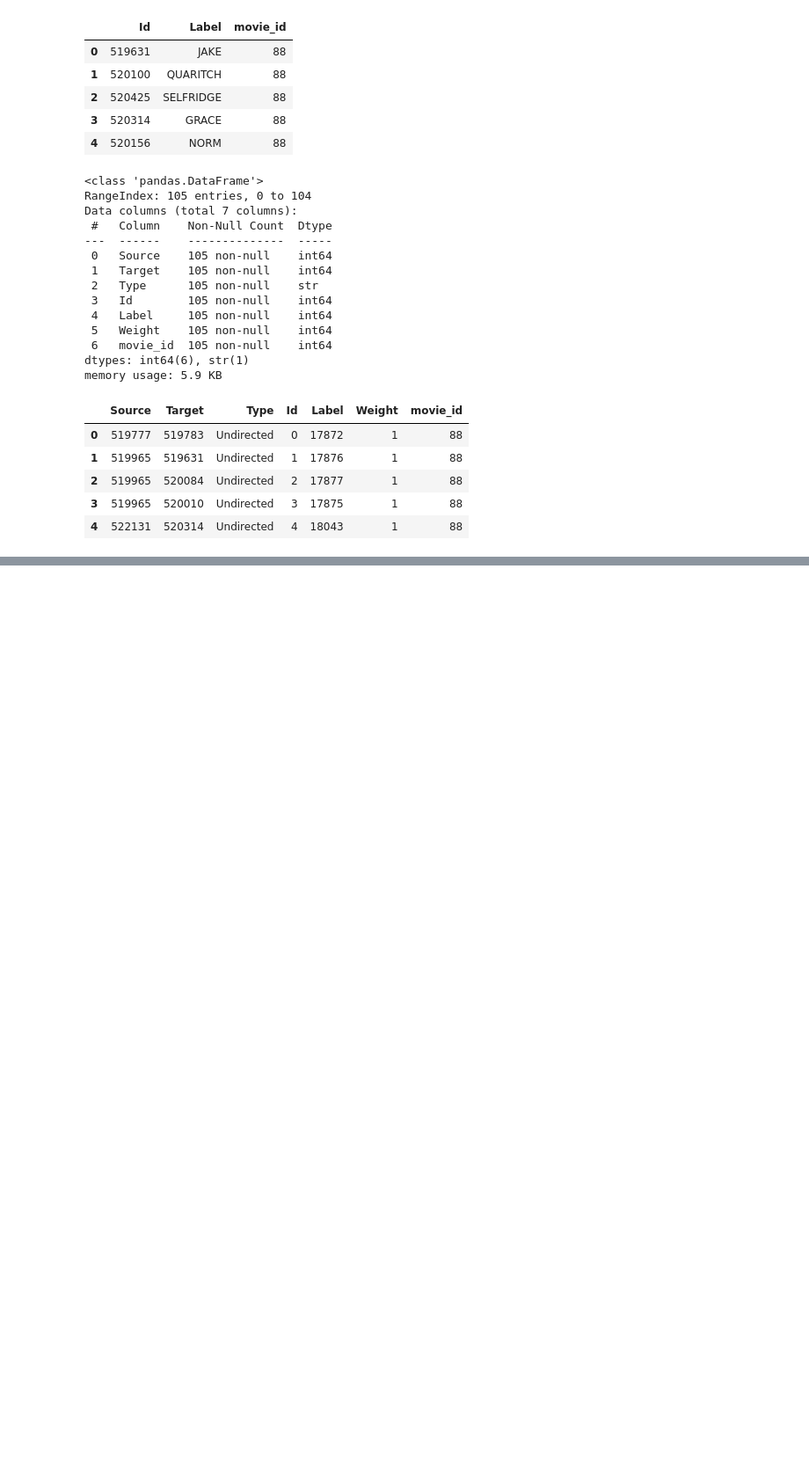
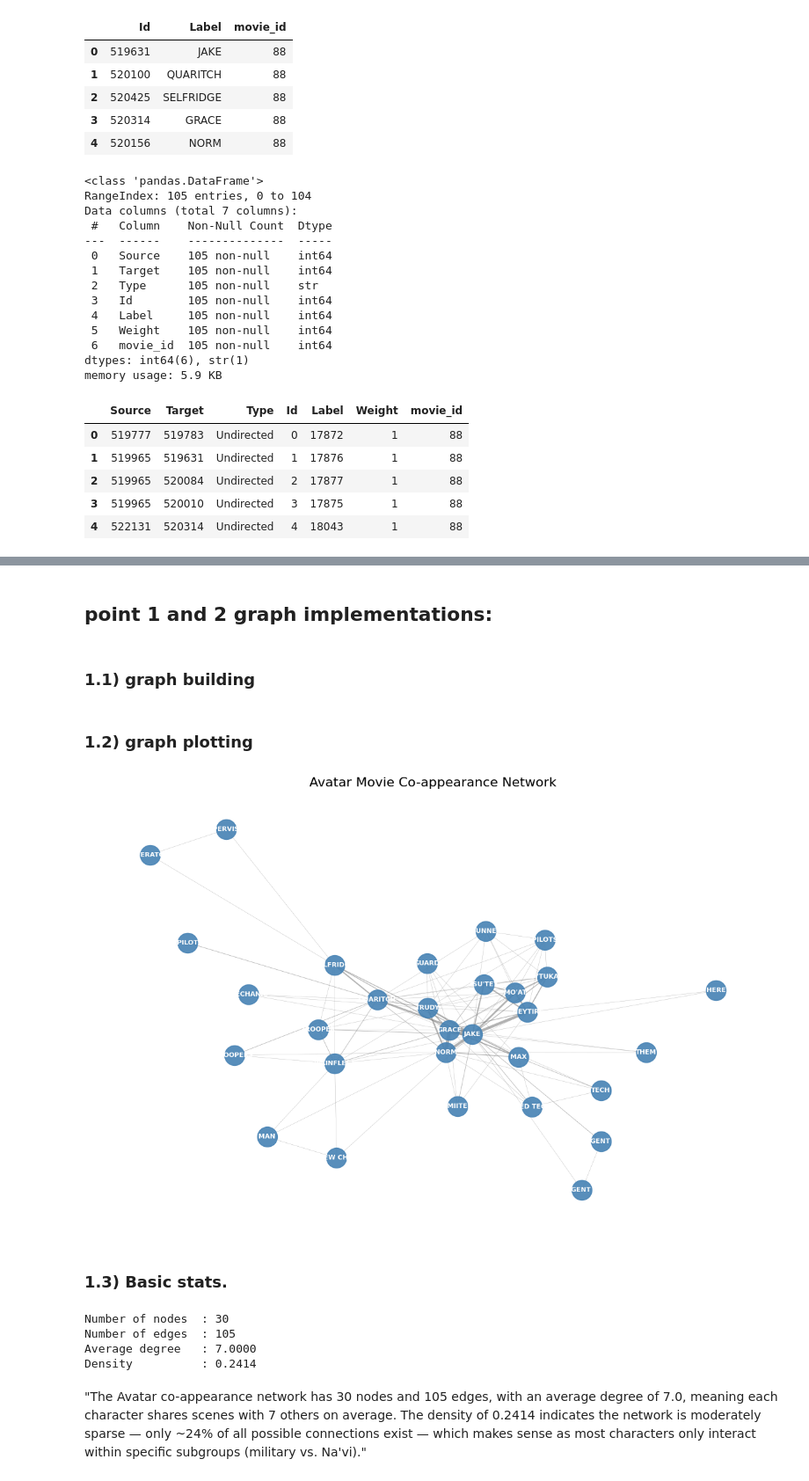
Before and after one commit to MoriondoTommaso/social-network-analysis-avatar-movie, a Jupyter notebook: notebooks/notebooks.ipynb, the cells around one changed output, grey strips where cells are left out. Shown at 88% size. Drawn from its saved outputs; the diff is of its cells as text; code cells hidden in the pictures; blank space fills up the shorter version.

```diff
--- a/notebooks/notebooks.ipynb
+++ b/notebooks/notebooks.ipynb
@@ -69,0 +82,52 @@ edges.head()
+# %% [markdown]
+## point 1 and 2 graph implementations:
+# %% [markdown]
+### 1.1) graph building
+# %%
+G = nx.Graph() # builds an empty undirected graph
+
+# Add nodes with label attribute
+for _, row in nodes.iterrows():
+    G.add_node(row['Id'], label=row['Label'])
+
+# Add edges with weight attribute
+for _, row in edges.iterrows():
+    G.add_edge(row['Source'], row['Target'], weight=row['Weight'])
+# %% [markdown]
+### 1.2) graph plotting
+# %%
+plt.figure(figsize=(12, 8))
+
+pos = nx.spring_layout(G, seed=54)
+labels = nx.get_node_attributes(G, 'label')
+weights = [G[u][v]['weight'] for u, v in G.edges()]
+
+nx.draw_networkx_nodes(G, pos, node_size=600, node_color='steelblue', alpha=0.9)
+nx.draw_networkx_labels(G, pos, labels=labels, font_size=8, font_color='white', font_weight='bold')
+nx.draw_networkx_edges(G, pos, width=[w * 0.3 for w in weights], alpha=0.6, edge_color='gray')
+
+plt.title("Avatar Movie Co-appearance Network", fontsize=16)
+plt.axis('off')
+plt.tight_layout()
+plt.show()
+# %% [output]
+[figure, added]
+# %% [markdown]
+### 1.3) Basic stats.
+# %%
+num_nodes = G.number_of_nodes()
+num_edges = G.number_of_edges()
+avg_degree = sum(dict(G.degree()).values()) / num_nodes
+density = nx.density(G)
+
+print(f"Number of nodes  : {num_nodes}")
+print(f"Number of edges  : {num_edges}")
+print(f"Average degree   : {avg_degree:.4f}")
+print(f"Density          : {density:.4f}")
+# %% [output]
+Number of nodes  : 30
+Number of edges  : 105
+Average degree   : 7.0000
+Density          : 0.2414
+# %% [markdown]
+"The Avatar co-appearance network has 30 nodes and 105 edges, with an average degree of 7.0, meaning each character shares scenes with 7 others on average. The density of 0.2414 indicates the network is moderately sparse — only ~24% of all possible connections exist — which makes sense as most characters only interact within specific subgroups (military vs. Na'vi)."
```
Also changed, not shown: parts of 34 cells of this notebook, 5 other files.
